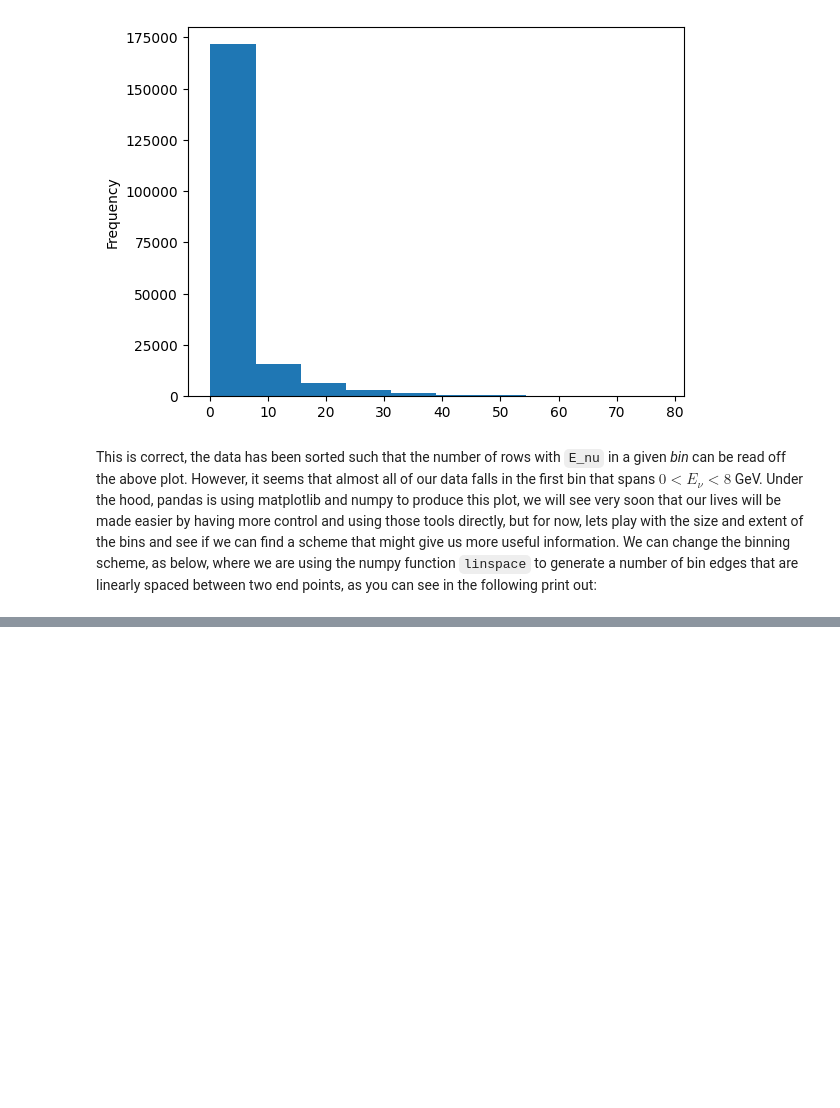
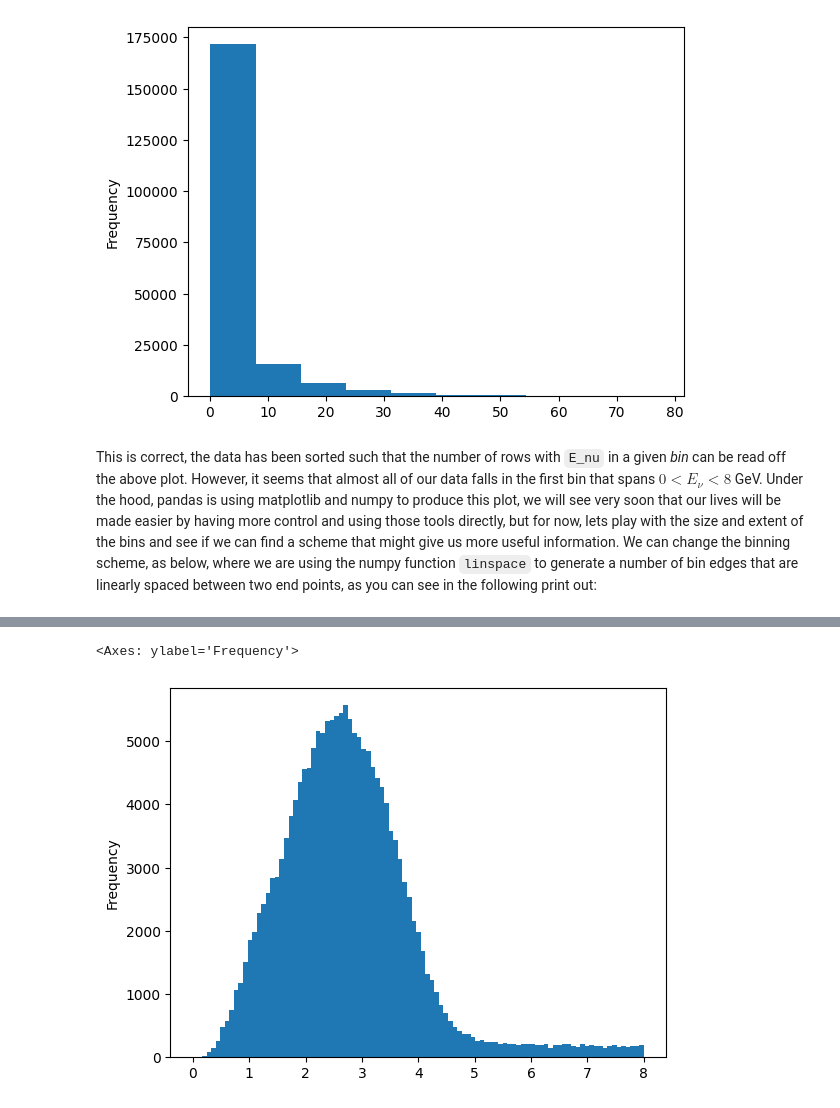
Before and after one commit to luketpickering/NuOscWE, a Jupyter notebook: EventSamples.ipynb, the cells around one changed output, grey strips where cells are left out. Saved outputs shown, nothing was run; the diff lists cells and outputs as text; code cells hidden in the pictures; blank space fills up the shorter version.

```diff
--- a/EventSamples.ipynb
+++ b/EventSamples.ipynb
@@ -77,0 +91,5 @@ array([ 0.,  1.,  2.,  3.,  4.,  5.,  6.,  7.,  8.,  9., 10., 11., 12.,
+# %%
+simulated_events_nu_mode["E_nu"].plot(kind='hist', bins=np.linspace(start=start, stop=stop, num=num))
+# %% [output]
+<Axes: ylabel='Frequency'>
+[figure, added]
```
Also changed, not shown: parts of 12 cells of this notebook.
